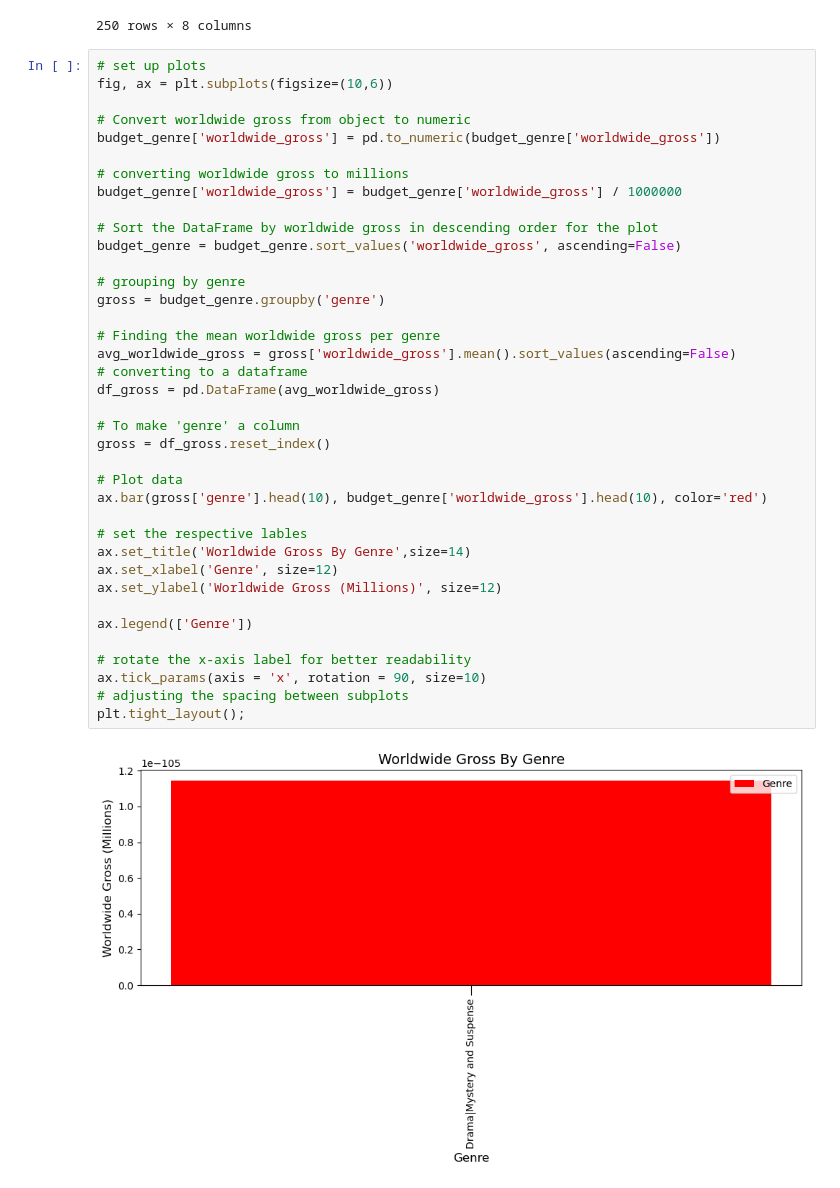
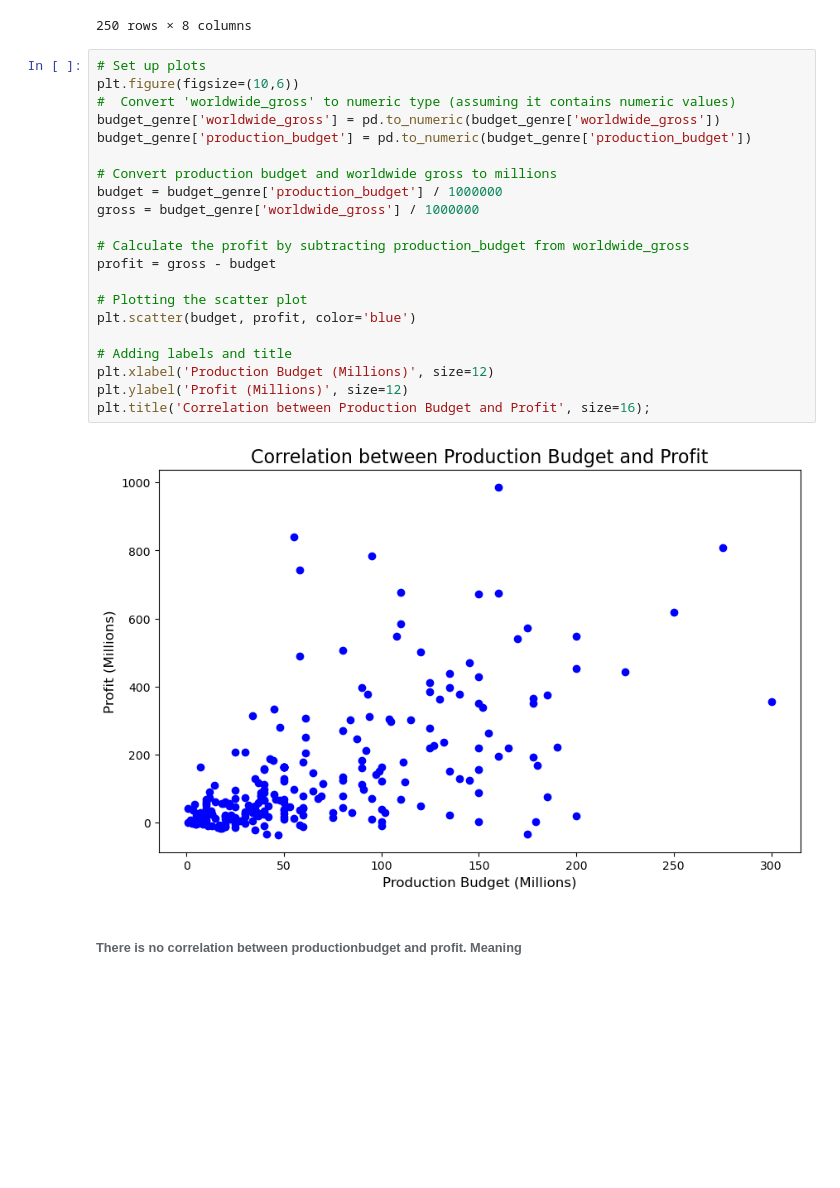
Before and after one commit to wanjikuciku/Phase-1-Project, a Jupyter notebook: project.ipynb, the cells around one changed output. Cells and saved outputs as stored; diff of their text form; blank space fills up the shorter version.

```diff
--- a/project.ipynb
+++ b/project.ipynb
@@ -848,43 +917,28 @@ budget_genre
 | 248 | Drama|Horror | 91 minutes | A24 | The Disaster Artist | 8700000 | 2017 | 10000000 | 28717667 |
 | 249 | Drama|Horror | 91 minutes | A24 | Hereditary | 35300000 | 2018 | 10000000 | 70133905 |
 250 rows × 8 columns
-# %%
-# set up plots
-fig, ax = plt.subplots(figsize=(10,6))
-
-# Convert worldwide gross from object to numeric
-budget_genre['worldwide_gross'] = pd.to_numeric(budget_genre['worldwide_gross'])
-
-# converting worldwide gross to millions
-budget_genre['worldwide_gross'] = budget_genre['worldwide_gross'] / 1000000
-
-# Sort the DataFrame by worldwide gross in descending order for the plot
-budget_genre = budget_genre.sort_values('worldwide_gross', ascending=False)
-
-# grouping by genre
-gross = budget_genre.groupby('genre')
-
-# Finding the mean worldwide gross per genre
-avg_worldwide_gross = gross['worldwide_gross'].mean().sort_values(ascending=False)
-# converting to a dataframe
-df_gross = pd.DataFrame(avg_worldwide_gross)
-
-# To make 'genre' a column
-gross = df_gross.reset_index()
-
-# Plot data
-ax.bar(gross['genre'].head(10), budget_genre['worldwide_gross'].head(10), color='red')
-
-# set the respective lables
-ax.set_title('Worldwide Gross By Genre',size=14)
-ax.set_xlabel('Genre', size=12)
-ax.set_ylabel('Worldwide Gross (Millions)', size=12)
-
-ax.legend(['Genre'])
-
-# rotate the x-axis label for better readability
-ax.tick_params(axis = 'x', rotation = 90, size=10)
-# adjusting the spacing between subplots
-plt.tight_layout();
-# %% [output]
-[figure, removed]
+# %%
+# Set up plots
+plt.figure(figsize=(10,6))
+#  Convert 'worldwide_gross' to numeric type (assuming it contains numeric values)
+budget_genre['worldwide_gross'] = pd.to_numeric(budget_genre['worldwide_gross'])
+budget_genre['production_budget'] = pd.to_numeric(budget_genre['production_budget'])
+
+# Convert production budget and worldwide gross to millions
+budget = budget_genre['production_budget'] / 1000000
+gross = budget_genre['worldwide_gross'] / 1000000
+
+# Calculate the profit by subtracting production_budget from worldwide_gross
+profit = gross - budget
+
+# Plotting the scatter plot
+plt.scatter(budget, profit, color='blue')
+
+# Adding labels and title
+plt.xlabel('Production Budget (Millions)', size=12)
+plt.ylabel('Profit (Millions)', size=12)
+plt.title('Correlation between Production Budget and Profit', size=16);
+# %% [output]
+[figure, added]
+# %% [markdown]
+###### There is no correlation between productionbudget and profit. Meaning
```
Also changed, not shown: parts of 8 cells of this notebook.
